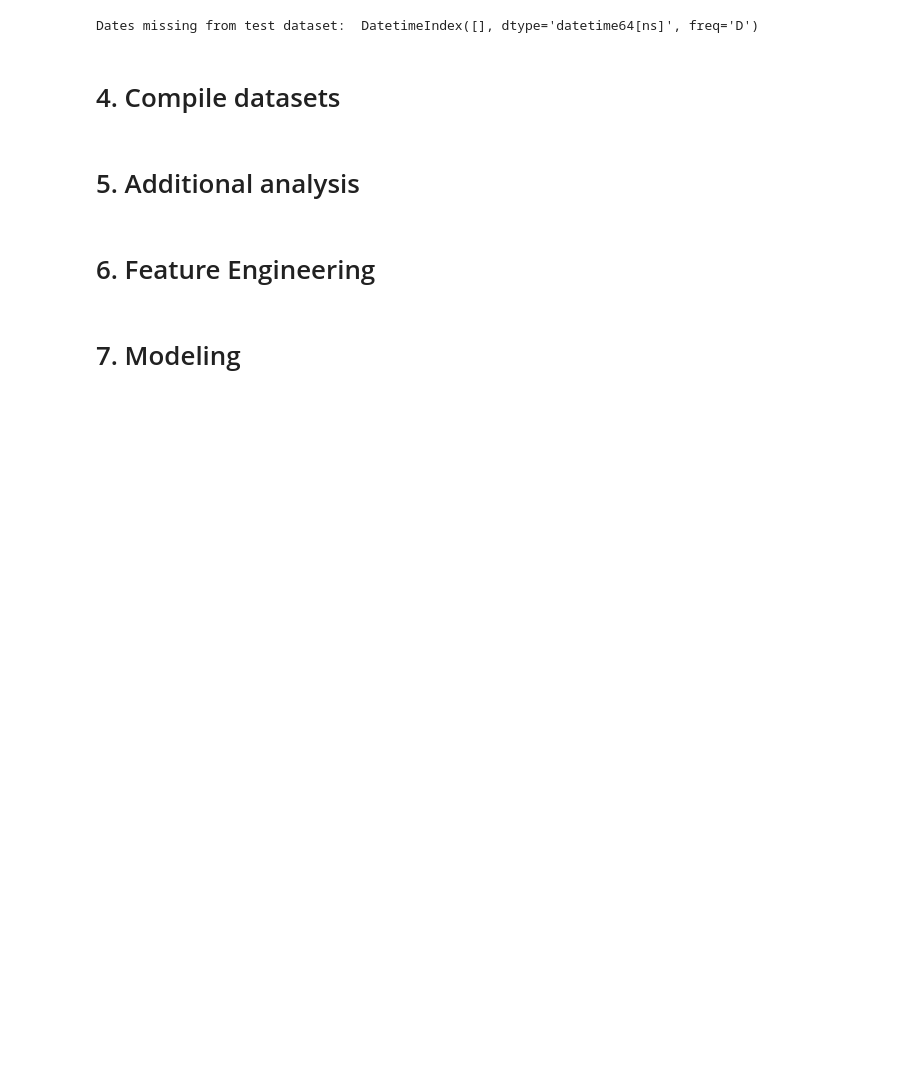
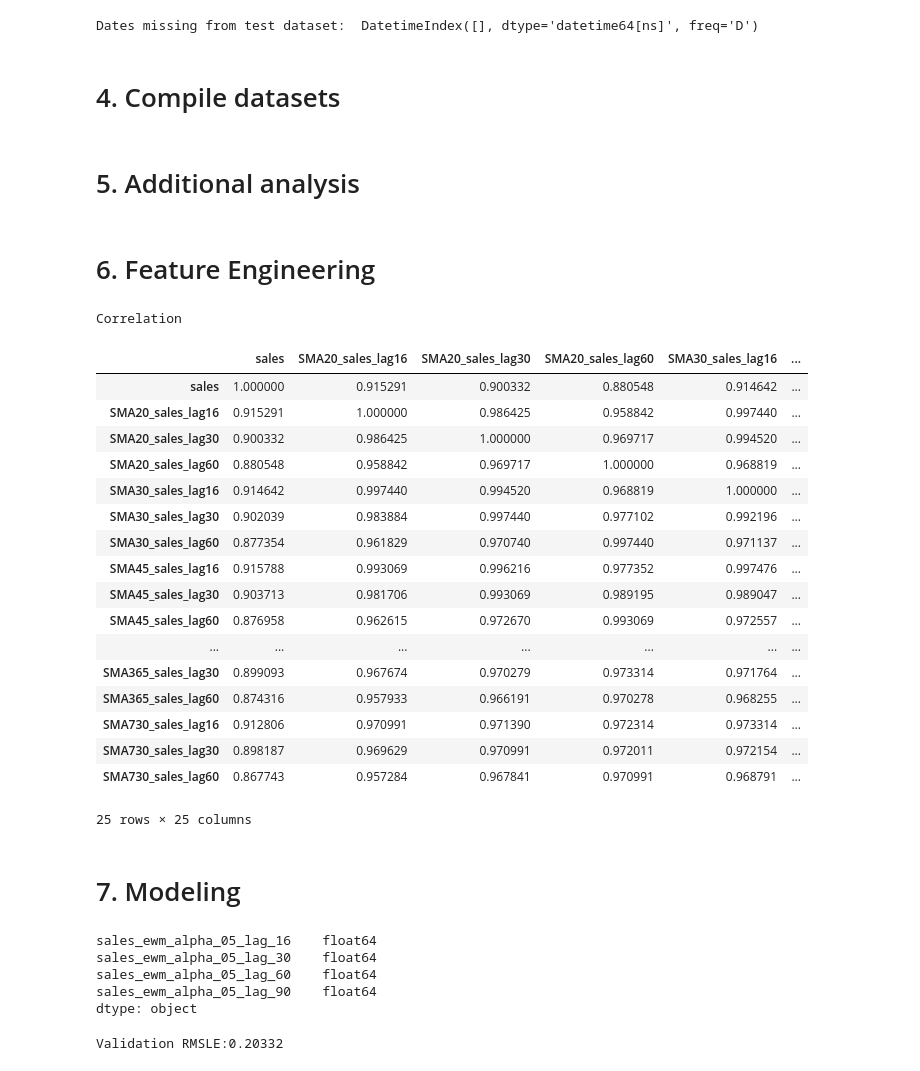
Before and after one commit to collindavies/time-series-forecasting, a Jupyter notebook: Food For Thought.ipynb, the cells around one changed output. Saved outputs shown, nothing was run; the diff lists cells and outputs as text; code cells hidden in the pictures; blank space fills up the shorter version.

```diff
--- a/Food For Thought.ipynb
+++ b/Food For Thought.ipynb
@@ -913,12 +913,32 @@ store_sales = pd.concat([df_trainNew, df_testNew])
 # %%
 # Add lags based on simple moving average
 a = store_sales.sort_values(["store_nbr", "family", "date"])
 for i in [20, 30, 45, 60, 90, 120, 365, 730]:
     a["SMA"+str(i)+"_sales_lag16"] = a.groupby(["store_nbr", "family"]).rolling(i).sales.mean().shift(16).values
     a["SMA"+str(i)+"_sales_lag30"] = a.groupby(["store_nbr", "family"]).rolling(i).sales.mean().shift(30).values
     a["SMA"+str(i)+"_sales_lag60"] = a.groupby(["store_nbr", "family"]).rolling(i).sales.mean().shift(60).values
-# print("Correlation")
-# a[["sales"]+a.columns[a.columns.str.startswith("SMA")].tolist()].corr()
+print("Correlation")
+a[["sales"]+a.columns[a.columns.str.startswith("SMA")].tolist()].corr()
+# %% [output]
+Correlation
+|  | sales | SMA20_sales_lag16 | SMA20_sales_lag30 | SMA20_sales_lag60 | SMA30_sales_lag16 | ... |
+| sales | 1.000000 | 0.915291 | 0.900332 | 0.880548 | 0.914642 | ... |
+| SMA20_sales_lag16 | 0.915291 | 1.000000 | 0.986425 | 0.958842 | 0.997440 | ... |
+| SMA20_sales_lag30 | 0.900332 | 0.986425 | 1.000000 | 0.969717 | 0.994520 | ... |
+| SMA20_sales_lag60 | 0.880548 | 0.958842 | 0.969717 | 1.000000 | 0.968819 | ... |
+| SMA30_sales_lag16 | 0.914642 | 0.997440 | 0.994520 | 0.968819 | 1.000000 | ... |
+| SMA30_sales_lag30 | 0.902039 | 0.983884 | 0.997440 | 0.977102 | 0.992196 | ... |
+| SMA30_sales_lag60 | 0.877354 | 0.961829 | 0.970740 | 0.997440 | 0.971137 | ... |
+| SMA45_sales_lag16 | 0.915788 | 0.993069 | 0.996216 | 0.977352 | 0.997476 | ... |
+| SMA45_sales_lag30 | 0.903713 | 0.981706 | 0.993069 | 0.989195 | 0.989047 | ... |
+| SMA45_sales_lag60 | 0.876958 | 0.962615 | 0.972670 | 0.993069 | 0.972557 | ... |
+| ... | ... | ... | ... | ... | ... | ... |
+| SMA365_sales_lag30 | 0.899093 | 0.967674 | 0.970279 | 0.973314 | 0.971764 | ... |
+| SMA365_sales_lag60 | 0.874316 | 0.957933 | 0.966191 | 0.970278 | 0.968255 | ... |
+| SMA730_sales_lag16 | 0.912806 | 0.970991 | 0.971390 | 0.972314 | 0.973314 | ... |
+| SMA730_sales_lag30 | 0.898187 | 0.969629 | 0.970991 | 0.972011 | 0.972154 | ... |
+| SMA730_sales_lag60 | 0.867743 | 0.957284 | 0.967841 | 0.970991 | 0.968791 | ... |
+25 rows × 25 columns
 # %%
 # Add lags based on exponential weighted moving average
 def ewm_features(dataframe, alphas, lags):
@@ -946,3 +966,11 @@ train = a[a['date'] < '2017-08-16']
 pred = a[a['date'] >= '2017-08-16']
+# %%
+train.dtypes[80:90]
+# %% [output]
+sales_ewm_alpha_05_lag_16    float64
+sales_ewm_alpha_05_lag_30    float64
+sales_ewm_alpha_05_lag_60    float64
+sales_ewm_alpha_05_lag_90    float64
+dtype: object
 # %%
 # Prep data for modeling by store and family
@@ -1050,3 +1090,14 @@ y_pred = y_pred.clip(0.0)
+# %%
+# Calculate RMSE for y_pred (validation set)
+from sklearn.metrics import mean_squared_log_error
+
+y_valid = pd.melt(y_pred, ignore_index=False).reset_index()
+y_true = pd.melt(y, ignore_index=False).reset_index()
+
+score = mean_squared_log_error(y_true=(y_true['value']), y_pred=(y_valid['value']), squared=True)
+print(f'Validation RMSLE:{score :.5f}')
+# %% [output]
+Validation RMSLE:0.20332
 # %%
 # Model 1 (trend)
 from sklearn.linear_model import ElasticNet, Lasso, Ridge
```
Also changed, not shown: parts of 8 cells of this notebook.
